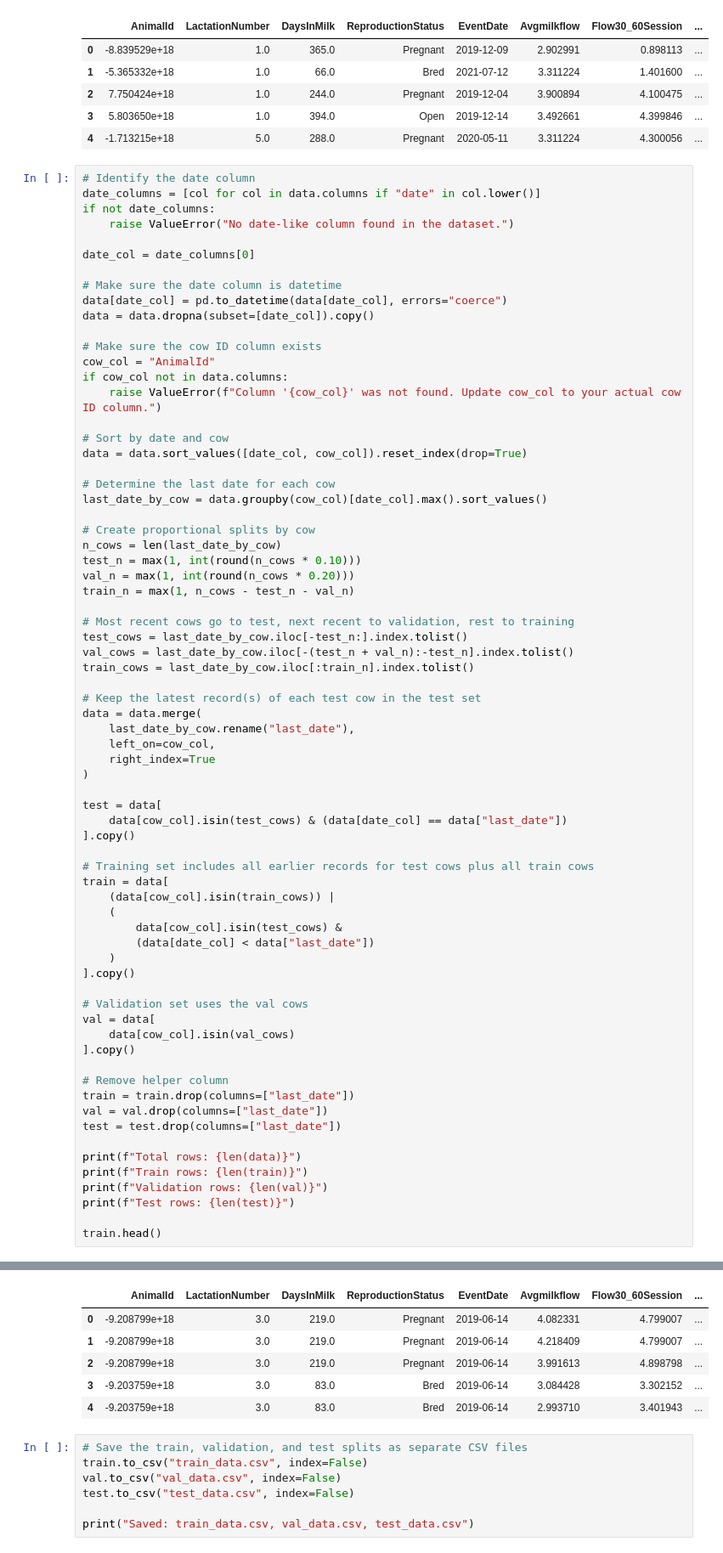
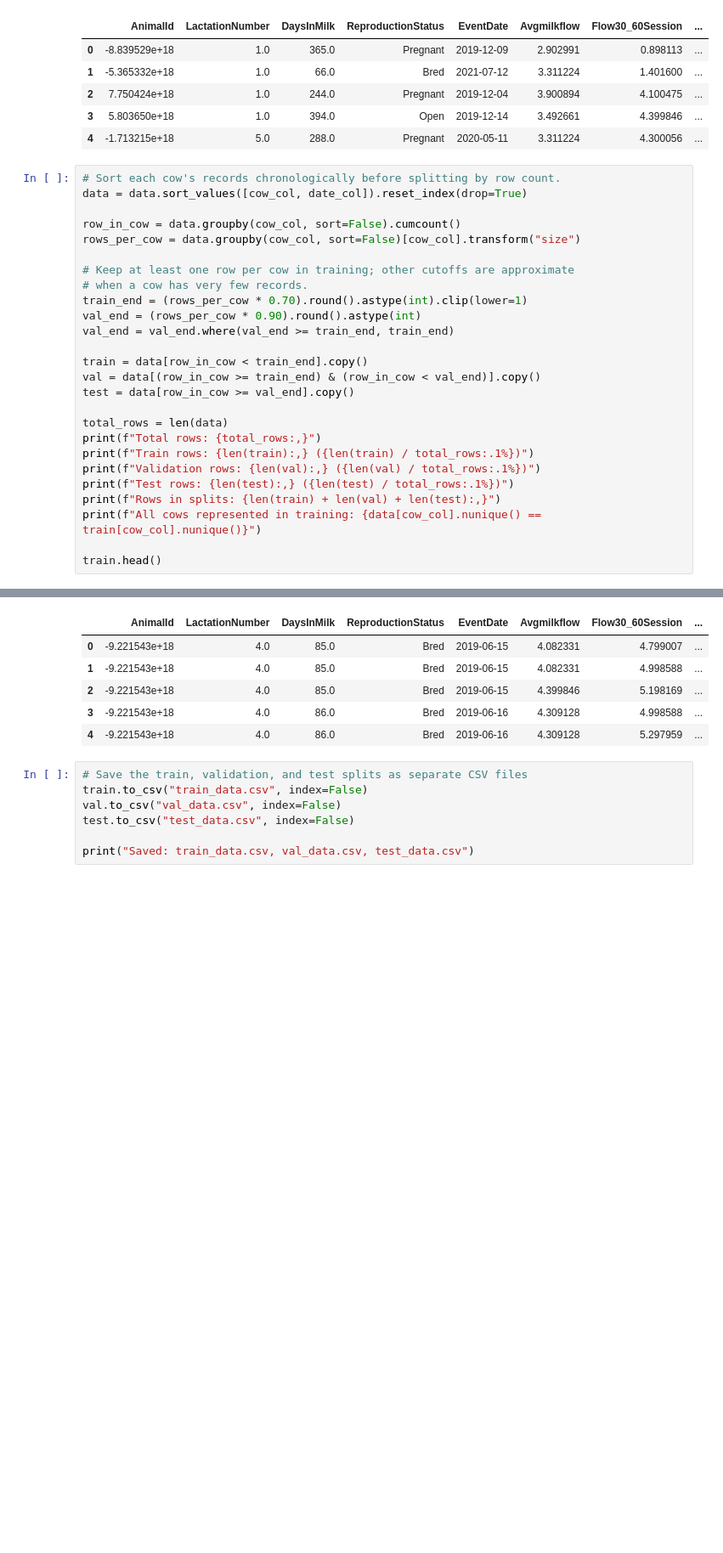
Before and after one commit to KatrinaPayton1/project1-ansci-4040, a Jupyter notebook: data_split.ipynb, the cells around one changed output, grey strips where cells are left out. Shown at 85% size. Saved outputs shown, nothing was run; the diff lists cells and outputs as text; blank space fills up the shorter version.

```diff
--- a/data_split.ipynb
+++ b/data_split.ipynb
@@ -72,73 +73,29 @@ data.head()
 | 3 | 5.803650e+18 | 1.0 | 394.0 | Open | 2019-12-14 | 3.492661 | 4.399846 | ... |
 | 4 | -1.713215e+18 | 5.0 | 288.0 | Pregnant | 2020-05-11 | 3.311224 | 4.300056 | ... |
 # %%
-# Identify the date column
-date_columns = [col for col in data.columns if "date" in col.lower()]
-if not date_columns:
-    raise ValueError("No date-like column found in the dataset.")
+# Sort each cow's records chronologically before splitting by row count.
+data = data.sort_values([cow_col, date_col]).reset_index(drop=True)
 
-date_col = date_columns[0]
+row_in_cow = data.groupby(cow_col, sort=False).cumcount()
+rows_per_cow = data.groupby(cow_col, sort=False)[cow_col].transform("size")
 
-# Make sure the date column is datetime
-data[date_col] = pd.to_datetime(data[date_col], errors="coerce")
-data = data.dropna(subset=[date_col]).copy()
+# Keep at least one row per cow in training; other cutoffs are approximate
+# when a cow has very few records.
+train_end = (rows_per_cow * 0.70).round().astype(int).clip(lower=1)
+val_end = (rows_per_cow * 0.90).round().astype(int)
+val_end = val_end.where(val_end >= train_end, train_end)
 
-# Make sure the cow ID column exists
-cow_col = "AnimalId"
-if cow_col not in data.columns:
-    raise ValueError(f"Column '{cow_col}' was not found. Update cow_col to your actual cow ID column.")
+train = data[row_in_cow < train_end].copy()
+val = data[(row_in_cow >= train_end) & (row_in_cow < val_end)].copy()
+test = data[row_in_cow >= val_end].copy()
 
-# Sort by date and cow
-data = data.sort_values([date_col, cow_col]).reset_index(drop=True)
-
-# Determine the last date for each cow
-last_date_by_cow = data.groupby(cow_col)[date_col].max().sort_values()
-
-# Create proportional splits by cow
-n_cows = len(last_date_by_cow)
-test_n = max(1, int(round(n_cows * 0.10)))
-val_n = max(1, int(round(n_cows * 0.20)))
-train_n = max(1, n_cows - test_n - val_n)
-
-# Most recent cows go to test, next recent to validation, rest to training
-test_cows = last_date_by_cow.iloc[-test_n:].index.tolist()
-val_cows = last_date_by_cow.iloc[-(test_n + val_n):-test_n].index.tolist()
-train_cows = last_date_by_cow.iloc[:train_n].index.tolist()
-
-# Keep the latest record(s) of each test cow in the test set
-data = data.merge(
-    last_date_by_cow.rename("last_date"),
-    left_on=cow_col,
-    right_index=True
-)
-
-test = data[
-    data[cow_col].isin(test_cows) & (data[date_col] == data["last_date"])
-].copy()
-
-# Training set includes all earlier records for test cows plus all train cows
-train = data[
-    (data[cow_col].isin(train_cows)) |
-    (
-        data[cow_col].isin(test_cows) &
-        (data[date_col] < data["last_date"])
-    )
-].copy()
-
-# Validation set uses the val cows
-val = data[
-    data[cow_col].isin(val_cows)
-].copy()
-
-# Remove helper column
-train = train.drop(columns=["last_date"])
-val = val.drop(columns=["last_date"])
-test = test.drop(columns=["last_date"])
-
-print(f"Total rows: {len(data)}")
-print(f"Train rows: {len(train)}")
-print(f"Validation rows: {len(val)}")
-print(f"Test rows: {len(test)}")
+total_rows = len(data)
+print(f"Total rows: {total_rows:,}")
+print(f"Train rows: {len(train):,} ({len(train) / total_rows:.1%})")
+print(f"Validation rows: {len(val):,} ({len(val) / total_rows:.1%})")
+print(f"Test rows: {len(test):,} ({len(test) / total_rows:.1%})")
+print(f"Rows in splits: {len(train) + len(val) + len(test):,}")
+print(f"All cows represented in training: {data[cow_col].nunique() == train[cow_col].nunique()}")
 
 train.head()
 # %% [output]
@@ -149,9 +108,9 @@ Test rows: 2187
 |  | AnimalId | LactationNumber | DaysInMilk | ReproductionStatus | EventDate | Avgmilkflow | Flow30_60Session | ... |
-| 0 | -9.208799e+18 | 3.0 | 219.0 | Pregnant | 2019-06-14 | 4.082331 | 4.799007 | ... |
-| 1 | -9.208799e+18 | 3.0 | 219.0 | Pregnant | 2019-06-14 | 4.218409 | 4.799007 | ... |
-| 2 | -9.208799e+18 | 3.0 | 219.0 | Pregnant | 2019-06-14 | 3.991613 | 4.898798 | ... |
-| 3 | -9.203759e+18 | 3.0 | 83.0 | Bred | 2019-06-14 | 3.084428 | 3.302152 | ... |
-| 4 | -9.203759e+18 | 3.0 | 83.0 | Bred | 2019-06-14 | 2.993710 | 3.401943 | ... |
+| 0 | -9.221543e+18 | 4.0 | 85.0 | Bred | 2019-06-15 | 4.082331 | 4.799007 | ... |
+| 1 | -9.221543e+18 | 4.0 | 85.0 | Bred | 2019-06-15 | 4.082331 | 4.998588 | ... |
+| 2 | -9.221543e+18 | 4.0 | 85.0 | Bred | 2019-06-15 | 4.399846 | 5.198169 | ... |
+| 3 | -9.221543e+18 | 4.0 | 86.0 | Bred | 2019-06-16 | 4.309128 | 4.998588 | ... |
+| 4 | -9.221543e+18 | 4.0 | 86.0 | Bred | 2019-06-16 | 4.309128 | 5.297959 | ... |
 # %%
 # Save the train, validation, and test splits as separate CSV files
 train.to_csv("train_data.csv", index=False)
```
Also changed, not shown: parts of 2 cells of this notebook, 4 other files.
